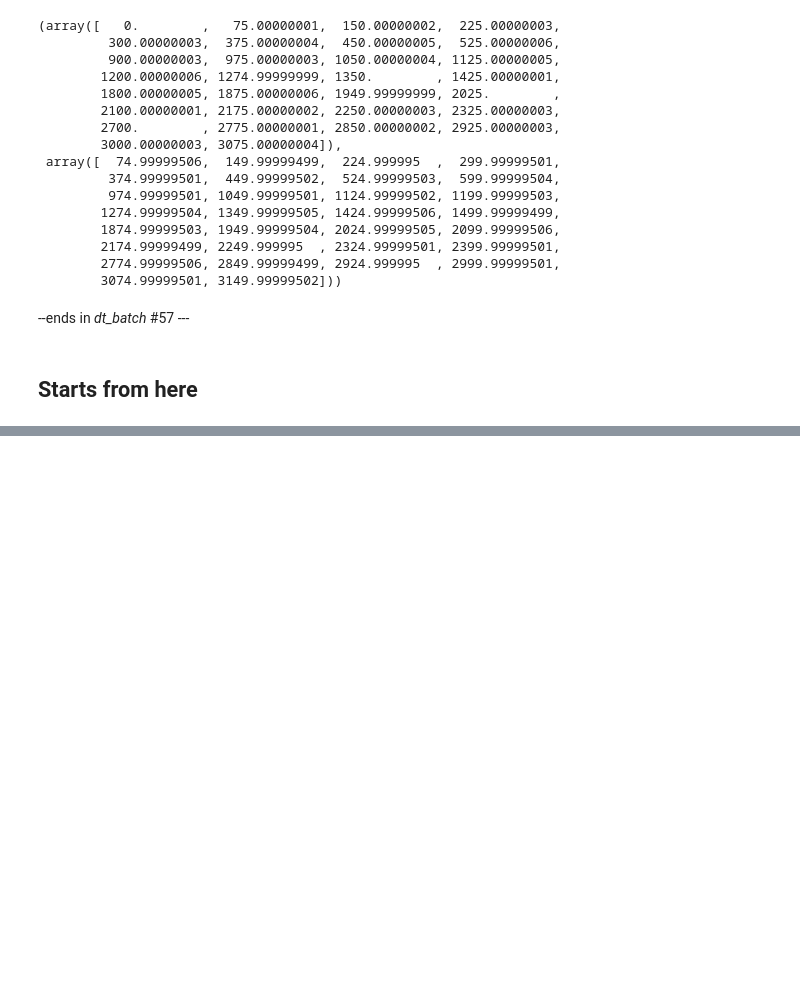
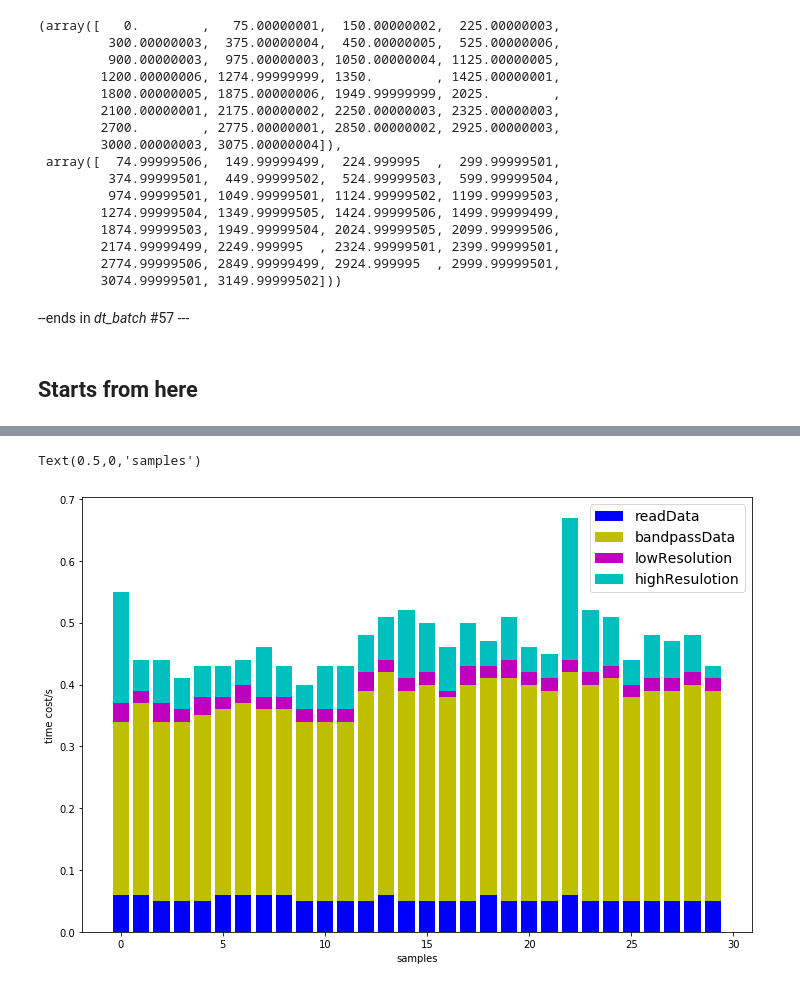
Before and after one commit to yoavfreund/BeakedWhaleClassification, a Jupyter notebook: Jingwu/de_batch.ipynb, the cells around one changed output, grey strips where cells are left out. Saved outputs shown, nothing was run; the diff lists cells and outputs as text; code cells hidden in the pictures; blank space fills up the shorter version.

```diff
--- a/Jingwu/de_batch.ipynb
+++ b/Jingwu/de_batch.ipynb
@@ -134,0 +367,25 @@ start HR detection on candidates
+# %%
+import matplotlib.pyplot as plt
+timecosts = np.array(timecosts)
+timecosts.shape
+plt.figure(figsize=(12, 8))
+legends = ['readData', 'bandpassData', 'lowResolution', 'highResulotion', 'total']
+X = np.arange(timecosts.shape[0])
+plt.bar(X,timecosts[:,0], label=legends[0], color='blue')
+plt.bar(X,timecosts[:,1], bottom=timecosts[:,0],label=legends[1], color='y')
+plt.bar(X,timecosts[:,2], bottom=timecosts[:,0]+timecosts[:,1],label=legends[2], color='m')
+plt.bar(X,timecosts[:,3], bottom=timecosts[:,0]+timecosts[:,1]+timecosts[:,2],label=legends[3], color='c')
+# for i in range(timecosts.shape[1]-1):
+#     if i > 0:
+#         bottom = [timecosts[:,i-1]
+#         plt.bar(X,timecosts[:,i], bottom=timecosts[:,i-1], label=legends[i])
+#     else:
+#         plt.bar(X,timecosts[:,i], label=legends[i])
+# i = 4
+# plt.plot(timecosts[:,i], label=legends[i], '--')
+plt.legend(prop={'size': 14})
+plt.ylabel('time cost/s')
+plt.xlabel('samples')
+# %% [output]
+Text(0.5,0,'samples')
+[figure, added]
```
Also changed, not shown: parts of 8 cells of this notebook, 4 other files.
